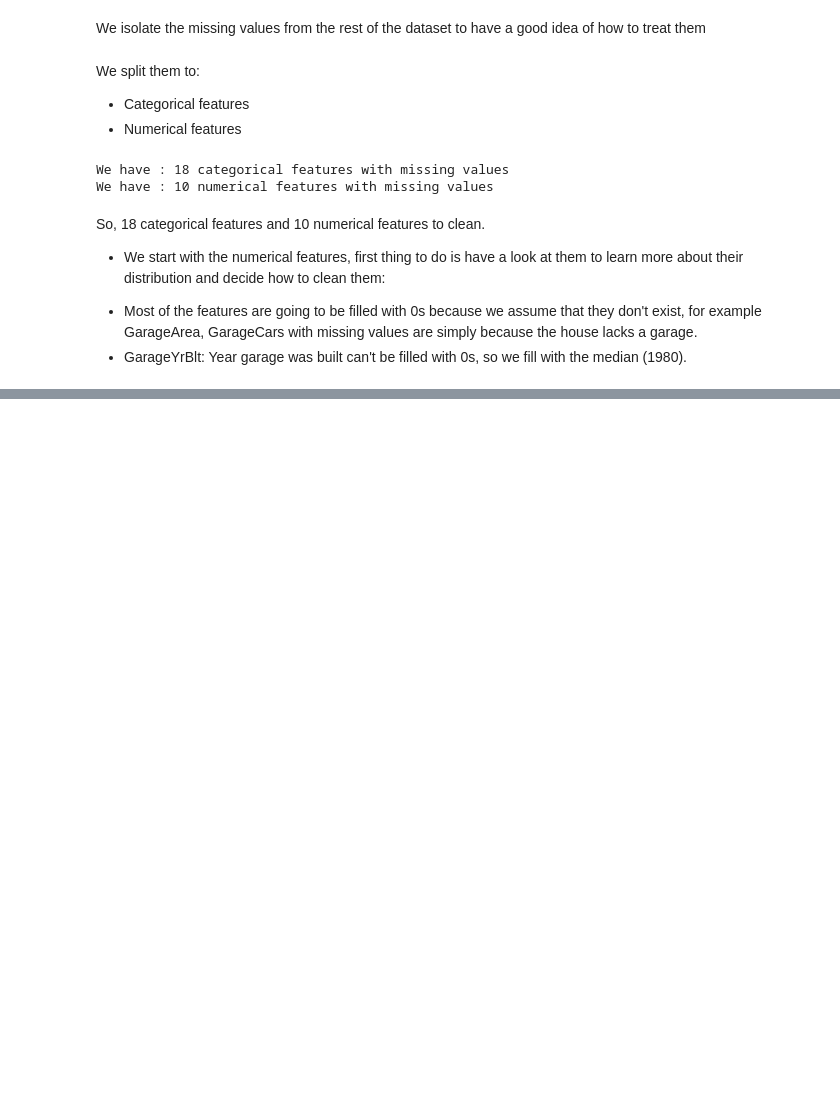
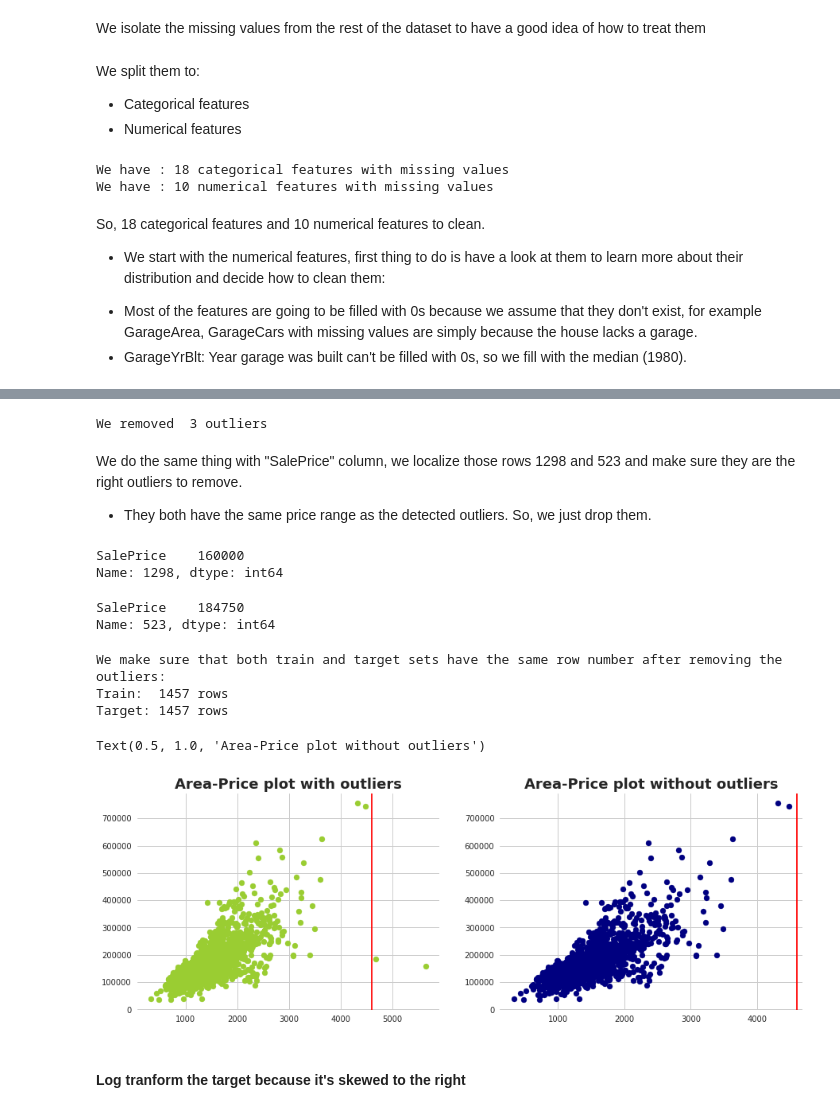
Before and after one commit to JPLAVALLEY/kaggle, a Jupyter notebook: Housing_Prices_Model_Ver3.ipynb, the cells around one changed output, grey strips where cells are left out. Drawn from its saved outputs; the diff is of its cells as text; code cells hidden in the pictures; blank space fills up the shorter version.

```diff
--- a/Housing_Prices_Model_Ver3.ipynb
+++ b/Housing_Prices_Model_Ver3.ipynb
@@ -227,0 +318,3 @@ c['GarageYrBlt']=c["GarageYrBlt"].fillna(1980)
+# %%
+Train = cb[:na]  #na is the number of rows of the original training set
+Test = cb[na:]
@@ -227,0 +380,51 @@ c['GarageYrBlt']=c["GarageYrBlt"].fillna(1980)
+# %%
+train=Train[(Train['GrLivArea'] < 4600) & (Train['MasVnrArea'] < 1500)]
+
+print('We removed ',Train.shape[0]- train.shape[0],'outliers')
+# %% [output]
+We removed  3 outliers
+# %% [markdown]
+We do the same thing with "SalePrice" column, we localize those  rows 1298 and 523 and make sure they are the right outliers to remove.
+* They both have the same price range as the detected outliers. So, we just drop them.
+# %%
+target=a[['SalePrice']]
+target.loc[1298]
+# %% [output]
+SalePrice    160000
+Name: 1298, dtype: int64
+# %%
+target.loc[523]
+# %% [output]
+SalePrice    184750
+Name: 523, dtype: int64
+# %%
+pos = [1298,523, 297]
+target.drop(target.index[pos], inplace=True)
+# %%
+print('We make sure that both train and target sets have the same row number after removing the outliers:')
+print( 'Train: ',train.shape[0], 'rows')
+print('Target:', target.shape[0],'rows')
+# %% [output]
+We make sure that both train and target sets have the same row number after removing the outliers:
+Train:  1457 rows
+Target: 1457 rows
+# %%
+plt.style.use('seaborn')
+sns.set_style('whitegrid')
+fig = plt.figure(figsize=(15,5))
+#1 rows 2 cols
+#first row, first col
+ax1 = plt.subplot2grid((1,2),(0,0))
+plt.scatter(x=a['GrLivArea'], y=a['SalePrice'], color=('yellowgreen'))
+plt.title('Area-Price plot with outliers',weight='bold', fontsize=18)
+plt.axvline(x=4600, color='r', linestyle='-')
+#first row sec col
+ax1 = plt.subplot2grid((1,2),(0,1))
+plt.scatter(x=train['GrLivArea'], y=target['SalePrice'], color='navy')
+plt.axvline(x=4600, color='r', linestyle='-')
+plt.title('Area-Price plot without outliers',weight='bold', fontsize=18)
+# %% [output]
+Text(0.5, 1.0, 'Area-Price plot without outliers')
+[figure, added]
+# %% [markdown]
+#### Log tranform the target because it's skewed to the right
```
Also changed, not shown: parts of 79 cells of this notebook.
